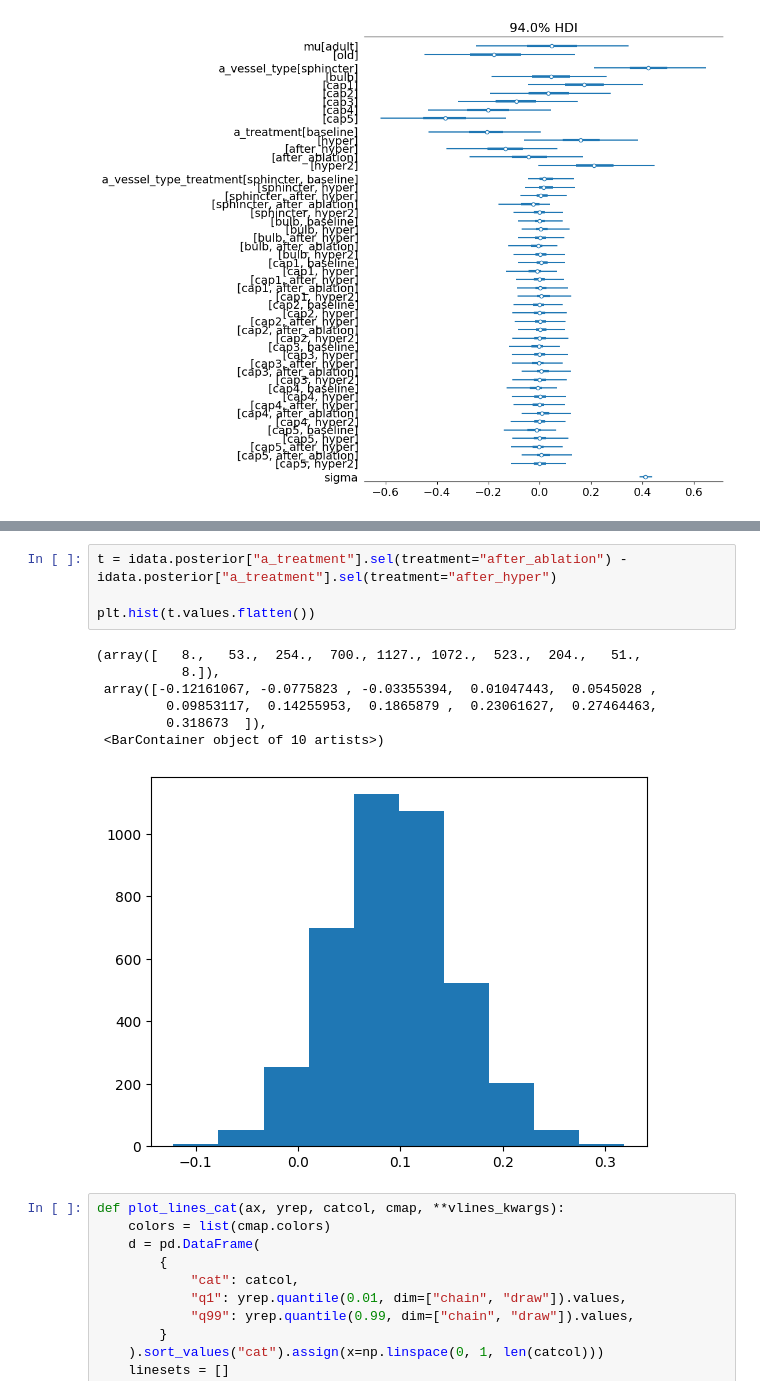
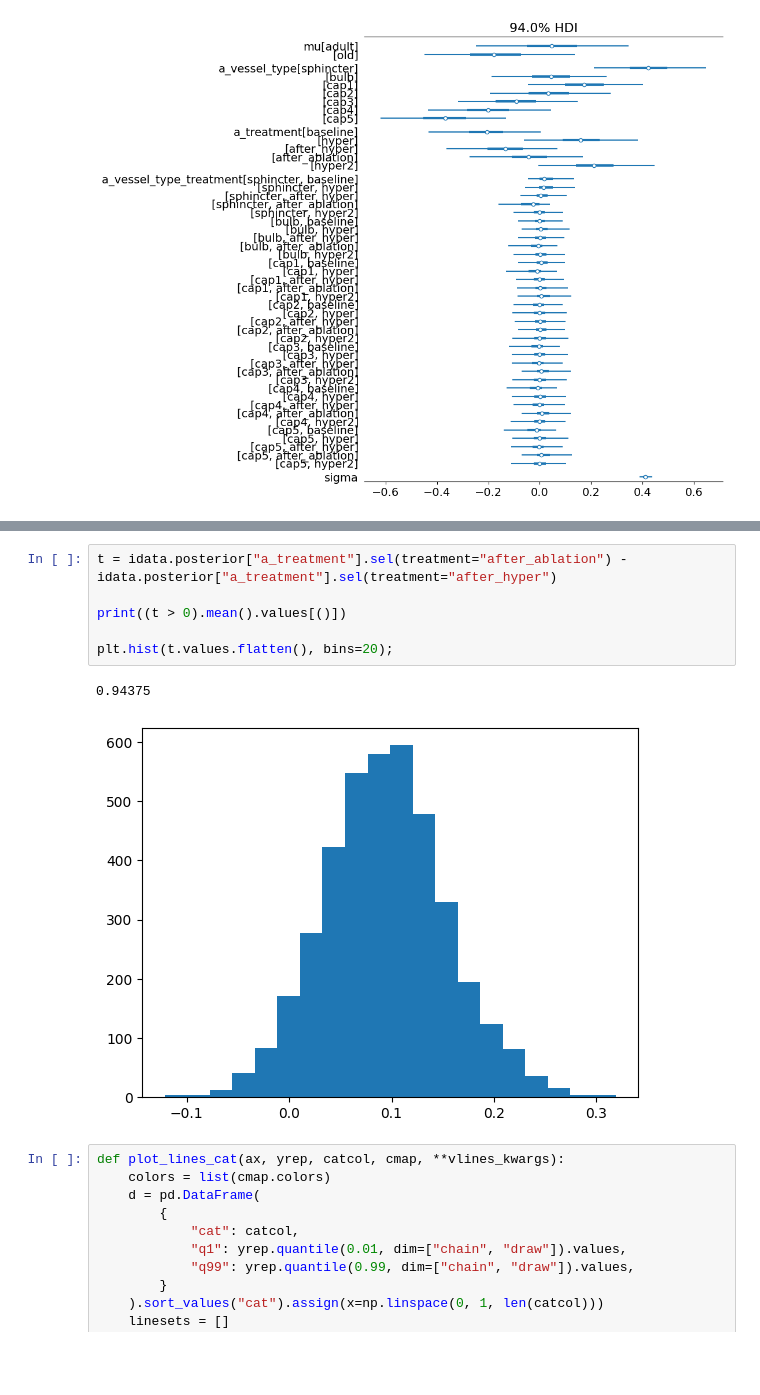
Before and after one commit to teddygroves/sphincter, a Jupyter notebook: sphincter/flow.ipynb, the cells around one changed output, grey strips where cells are left out. Saved outputs shown, nothing was run; the diff lists cells and outputs as text; blank space fills up the shorter version.

```diff
--- a/sphincter/flow.ipynb
+++ b/sphincter/flow.ipynb
@@ -194,15 +210,12 @@ az.plot_forest(
 # %%
 t = idata.posterior["a_treatment"].sel(treatment="after_ablation") - idata.posterior["a_treatment"].sel(treatment="after_hyper")
 
-plt.hist(t.values.flatten())
+print((t > 0).mean().values[()])
+
+plt.hist(t.values.flatten(), bins=20);
 # %% [output]
-(array([   8.,   53.,  254.,  700., 1127., 1072.,  523.,  204.,   51.,
-           8.]),
- array([-0.12161067, -0.0775823 , -0.03355394,  0.01047443,  0.0545028 ,
-         0.09853117,  0.14255953,  0.1865879 ,  0.23061627,  0.27464463,
-         0.318673  ]),
- <BarContainer object of 10 artists>)
+0.94375
-[figure, old version]
+[figure, new version]
 # %%
 def plot_lines_cat(ax, yrep, catcol, cmap, **vlines_kwargs):
     colors = list(cmap.colors)
```
Also changed, not shown: parts of 2 cells of this notebook, 3 other files.
